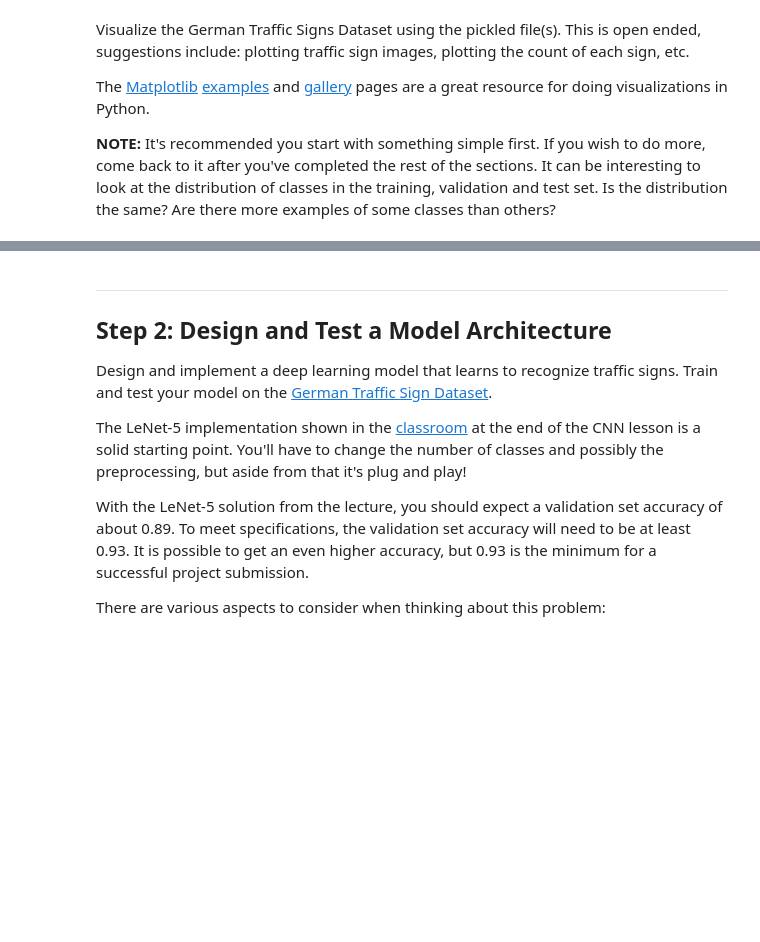
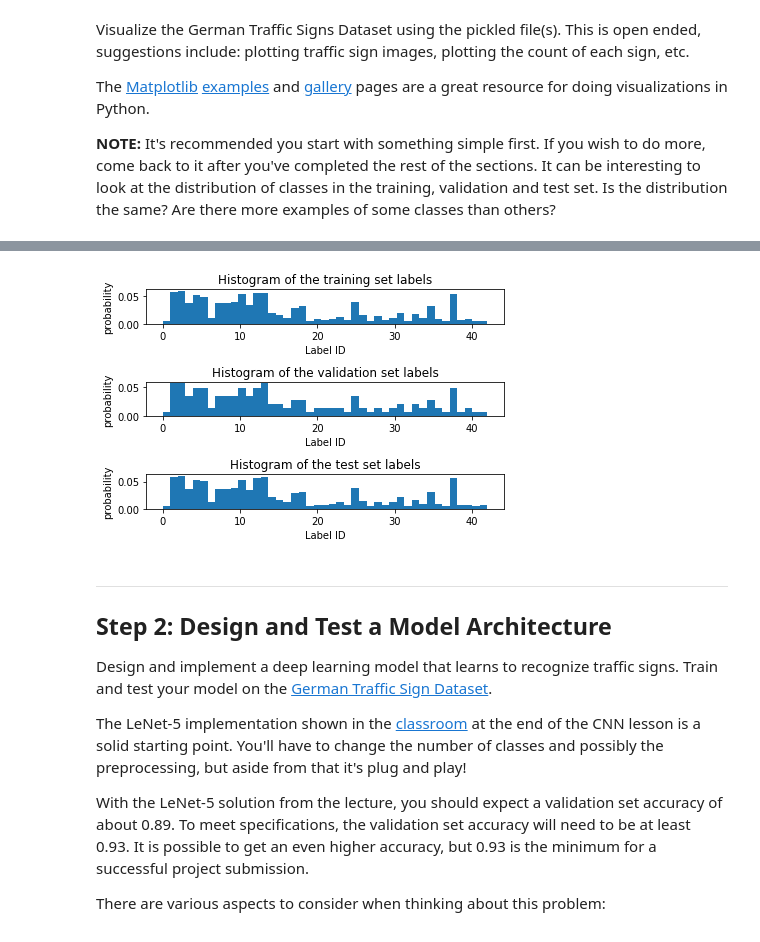
Before and after one commit to agarwa65/Traffic_Sign_Classifier, a Jupyter notebook: Traffic_Sign_Classifier.ipynb, the cells around one changed output, grey strips where cells are left out. Cells and saved outputs as stored; diff of their text form; code cells hidden in the pictures; blank space fills up the shorter version.

```diff
--- a/Traffic_Sign_Classifier.ipynb
+++ b/Traffic_Sign_Classifier.ipynb
@@ -137,3 +137,29 @@ image shape: (32, 32, 3)
+# %%
+#Histogram distribution of the training label dataset
+
+plt.subplot(3,1,1)
+plt.hist(y_train, n_classes, normed =1)
+plt.ylabel('probability')
+plt.xlabel('Label ID')
+plt.title('Histogram of the training set labels')
+
+plt.subplot(3,1,2)
+plt.hist(y_validation, n_classes, normed =1)
+plt.ylabel('probability')
+plt.xlabel('Label ID')
+plt.title('Histogram of the validation set labels')
+
+plt.subplot(3,1,3)
+plt.hist(y_test, n_classes, normed =1)
+plt.ylabel('probability')
+plt.xlabel('Label ID')
+plt.title('Histogram of the test set labels')
+
+plt.tight_layout()
+plt.savefig('histogram.png', format='png')
+plt.show()
+# %% [output]
+[figure, added]
 # %% [markdown]
 ----
 
```
Also changed, not shown: parts of 29 cells of this notebook, 24 other files.
